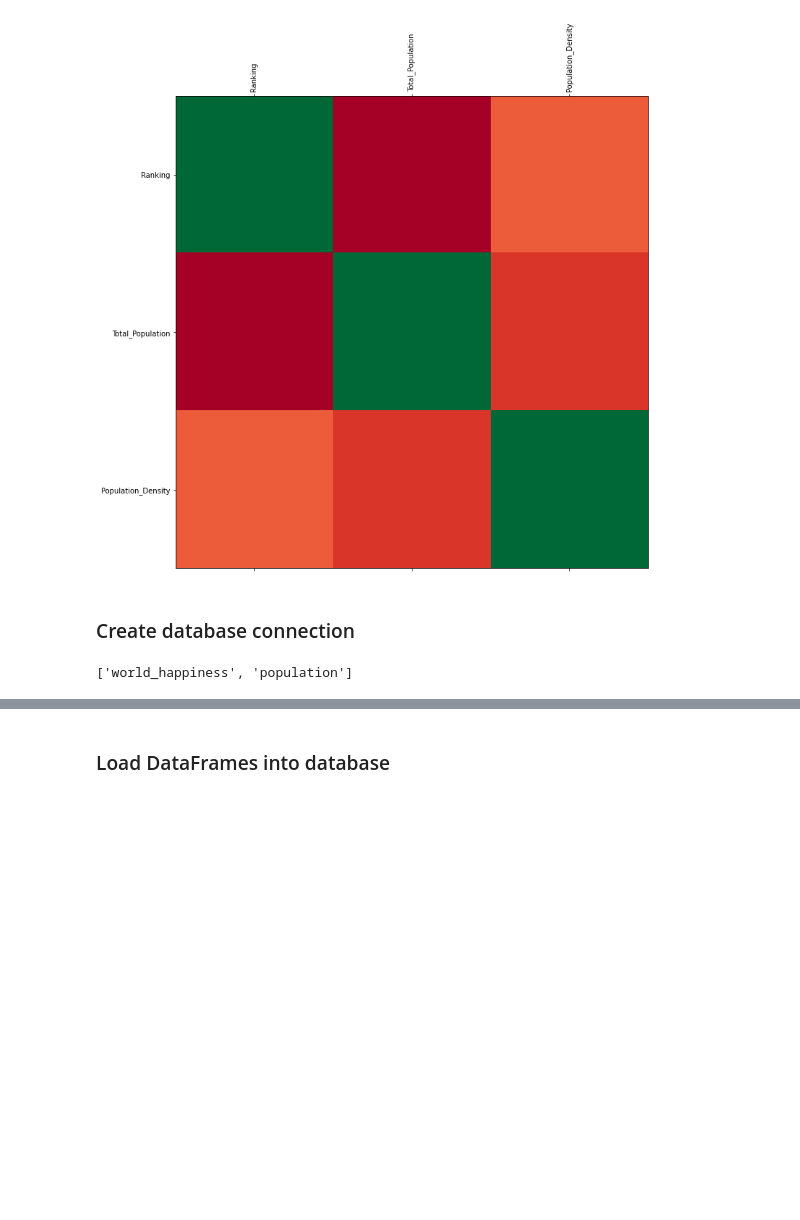
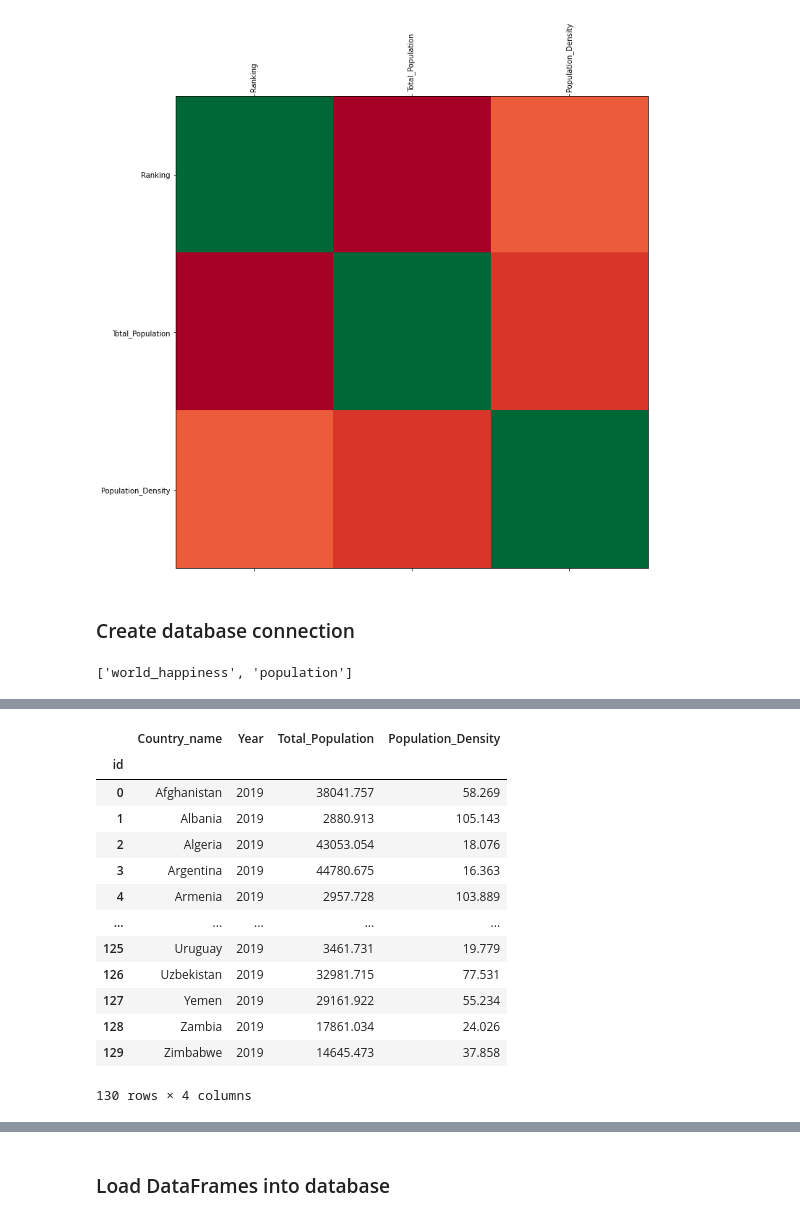
Before and after one commit to jdstrode/ETL-Challenge, a Jupyter notebook: da/templates/script_template.ipynb, the cells around one changed output, grey strips where cells are left out. Cells and saved outputs as stored; diff of their text form; code cells hidden in the pictures; blank space fills up the shorter version.

```diff
--- a/da/templates/script_template.ipynb
+++ b/da/templates/script_template.ipynb
@@ -335,0 +381,5 @@ engine.table_names()
+# %%
+final_pop_df.index.name='id'
+# %%
+final_pop_df = final_pop_df.reset_index()
+final_pop_df
@@ -335,0 +400,3 @@ engine.table_names()
+# %%
+final_pop_df = final_pop_df.rename(columns={'id':'Country_name'})
+final_pop_df
@@ -335,0 +417,18 @@ engine.table_names()
+# %%
+#final_pop_df.index.name='id'
+final_pop_df
+# %% [output]
+|  | Country_name | Year | Total_Population | Population_Density |
+| id |  |  |  |  |
+| 0 | Afghanistan | 2019 | 38041.757 | 58.269 |
+| 1 | Albania | 2019 | 2880.913 | 105.143 |
+| 2 | Algeria | 2019 | 43053.054 | 18.076 |
+| 3 | Argentina | 2019 | 44780.675 | 16.363 |
+| 4 | Armenia | 2019 | 2957.728 | 103.889 |
+| ... | ... | ... | ... | ... |
+| 125 | Uruguay | 2019 | 3461.731 | 19.779 |
+| 126 | Uzbekistan | 2019 | 32981.715 | 77.531 |
+| 127 | Yemen | 2019 | 29161.922 | 55.234 |
+| 128 | Zambia | 2019 | 17861.034 | 24.026 |
+| 129 | Zimbabwe | 2019 | 14645.473 | 37.858 |
+130 rows × 4 columns
```
Also changed, not shown: parts of 13 cells of this notebook, 1 other file.
